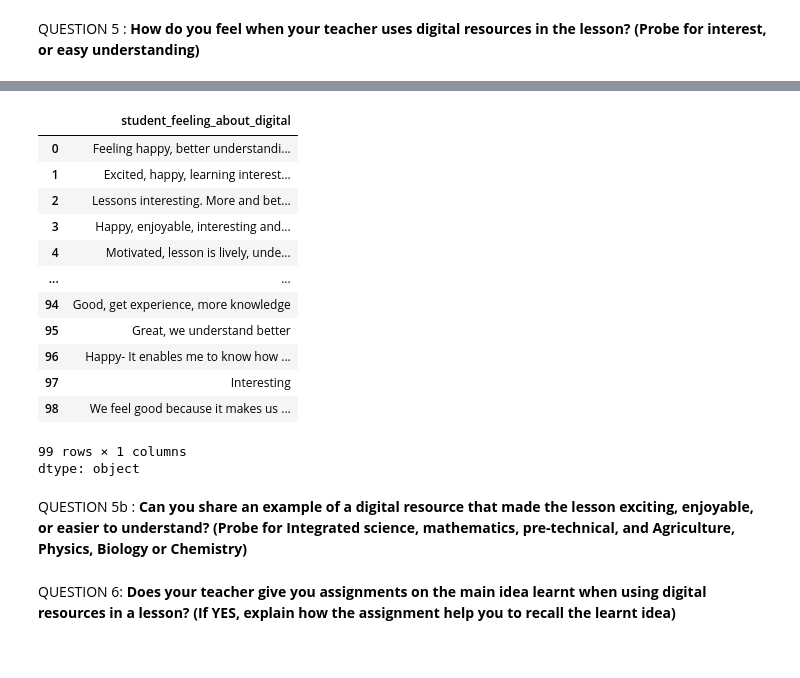
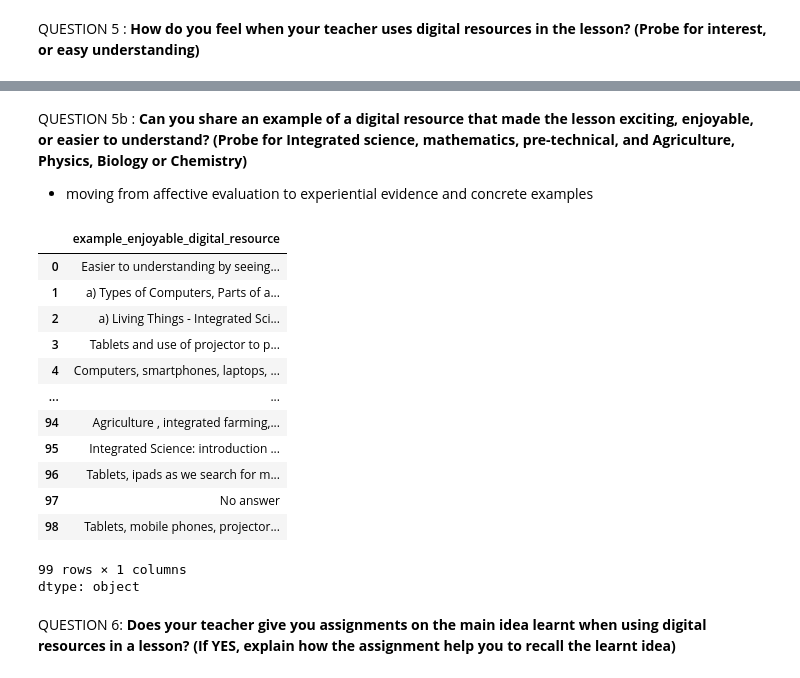
Before and after one commit to davidmasai/kenya-stem-digital-efficacy, a Jupyter notebook: Kenya_stem_digital_efficacy.ipynb, the cells around one changed output, grey strips where cells are left out. Cells and saved outputs as stored; diff of their text form; code cells hidden in the pictures.

```diff
--- a/Kenya_stem_digital_efficacy.ipynb
+++ b/Kenya_stem_digital_efficacy.ipynb
@@ -2594,21 +2719,23 @@ QUESTION 5 : **How do you feel when your teacher uses digital resources in the l
+# %% [markdown]
+QUESTION 5b : **Can you share an example of a digital resource that made the lesson exciting, enjoyable, or easier to understand? (Probe for Integrated science, mathematics,  pre-technical, and Agriculture, Physics, Biology or Chemistry)**
+
+- moving from affective evaluation to experiential evidence and concrete examples
 # %%
-df['student_feeling_about_digital']
+df[ 'example_enjoyable_digital_resource']
 # %% [output]
-|  | student_feeling_about_digital |
-| 0 | Feeling happy, better understandi... |
-| 1 | Excited, happy, learning interest... |
-| 2 | Lessons interesting. More and bet... |
-| 3 | Happy, enjoyable, interesting and... |
-| 4 | Motivated, lesson is lively, unde... |
+|  | example_enjoyable_digital_resource |
+| 0 | Easier to understanding by seeing... |
+| 1 | a) Types of Computers, Parts of a... |
+| 2 | a) Living Things - Integrated Sci... |
+| 3 | Tablets and use of projector to p... |
+| 4 | Computers, smartphones, laptops, ... |
 | ... | ... |
-| 94 | Good, get experience, more knowledge |
-| 95 | Great, we understand better |
-| 96 | Happy- It enables me to know how ... |
-| 97 | Interesting |
-| 98 | We feel good because it makes us ... |
+| 94 | Agriculture , integrated farming,... |
+| 95 | Integrated Science: introduction ... |
+| 96 | Tablets, ipads as we search for m... |
+| 97 | No answer |
+| 98 | Tablets, mobile phones, projector... |
 99 rows × 1 columns
 dtype: object
-# %% [markdown]
-QUESTION 5b : **Can you share an example of a digital resource that made the lesson exciting, enjoyable, or easier to understand? (Probe for Integrated science, mathematics,  pre-technical, and Agriculture, Physics, Biology or Chemistry)**
 # %% [markdown]
 QUESTION 6: **Does your teacher give you assignments on the main idea learnt when using digital resources in a lesson? (If YES, explain how the assignment help you to recall the learnt idea)**
```
Also changed, not shown: parts of 5 cells of this notebook.
